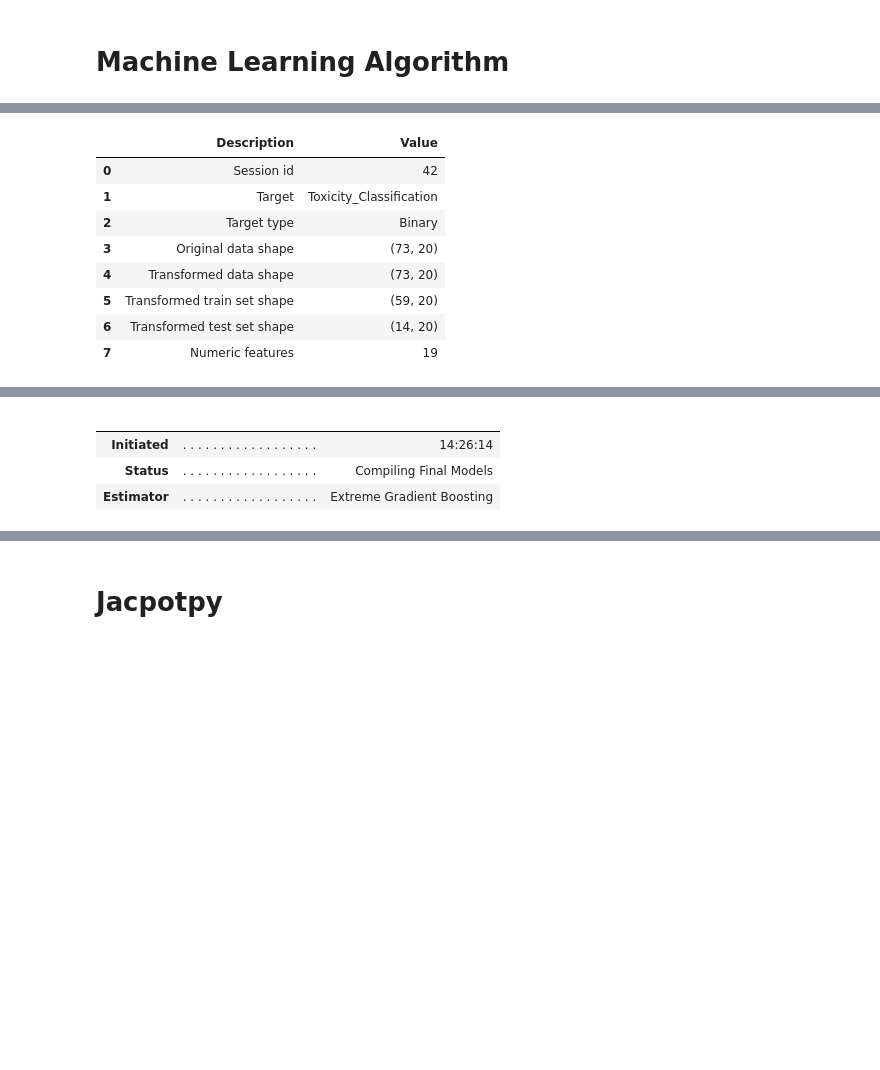
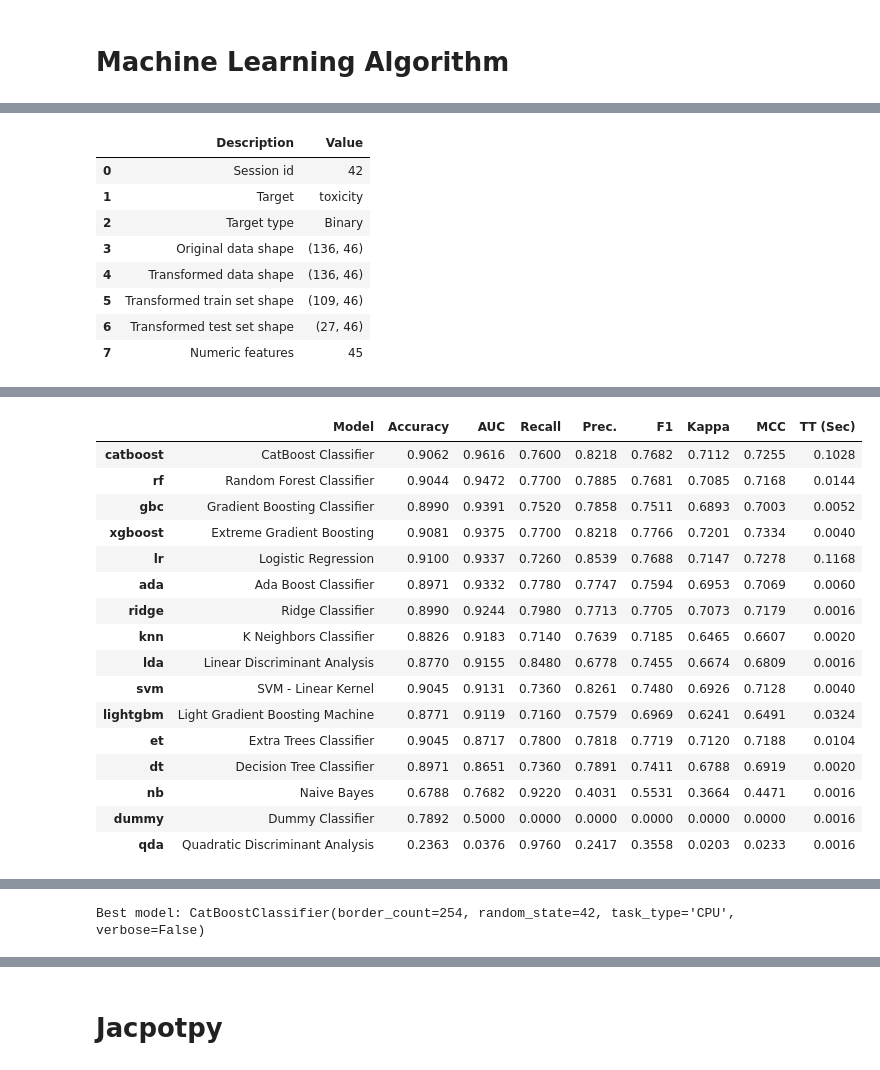
Before and after one commit to Alexangelo92/Cytotoxicity_mdpi, a Jupyter notebook: Cytotoxicity_rf_classifier_MDPI_new.ipynb, the cells around one changed output, grey strips where cells are left out. Cells and saved outputs as stored; diff of their text form; code cells hidden in the pictures; blank space fills up the shorter version.

```diff
--- a/Cytotoxicity_rf_classifier_MDPI_new.ipynb
+++ b/Cytotoxicity_rf_classifier_MDPI_new.ipynb
@@ -94,7 +101,7 @@ After cytotoxicity related columns removal: (99, 21)
 # Train/Test Split
 # %%
 # Set the target feature
-target = 'Toxicity_Classification'
+target = 'toxicity'
 
 # Split features by their type
 numerical_cols = df.select_dtypes(include=[np.number]).columns.tolist()
@@ -293,4 +379,0 @@ y_train_clean = y_train.copy()
-# %%
-for column in X_train_clean.select_dtypes(include=['object']).columns.tolist():
-    print("\n")
-    print(X_train[column].value_counts())
@@ -315,34 +380,2 @@ Name: count, dtype: int64
 # %% [markdown]
 ## Handle Categorical Features
-# %%
-# Group Media type in smaller meaningfull categories
-media_merge_map = {
-    # Freshwater
-    'Artificial_Freshwater': 'Freshwater',
-    'Freshwater_simulation': 'Freshwater',
-    'Freshwater':            'Freshwater',
-
-    # Seawater
-    'Filtered_Seawater':                       'Seawater',
-    'Disinfected_Seawater':                    'Seawater',
-    'Artificial_Seawater':                     'Seawater',
-    'Autoclaved_Seawater':                     'Seawater',
-    'Diluted_biodegraded_natural_seawater':    'Seawater',
-    'Diluted_biodegraded_synthetic_seawater':  'Seawater',
-
-    # Soil
-    'Sandy_Soil':                    'Soil',
-    'Agricultural_soil':             'Soil',
-    'Standard_soil_with_5_compost':  'Soil',
-    'Standard_soil_with_10_compost': 'Soil',
-    'Potting_Substrate':             'Soil',
-
-    # Other
-    'Egg_water':        'Other',
-    'Steinberg_medium': 'Other',
-}
-
-X_train_clean['Media_type'] = X_train_clean['Media_type'].map(media_merge_map)
-X_test['Media_type'] = X_test['Media_type'].map(media_merge_map)
-print(X_train_clean['Media_type'].value_counts(normalize=True))
-print(X_test['Media_type'].value_counts(normalize=True))
@@ -815,11 +807,11 @@ Error:
 # Pycaret setup
 clf = setup(data=train_data,
             test_data=test_data,
-            target='Toxicity_Classification',
+            target=target,
             preprocess=False,          # data already preprocessed
             fix_imbalance=True,
             # fold=5,
-            fold_strategy=RepeatedStratifiedKFold(n_splits=5, n_repeats=10, random_state=42),
+            fold_strategy=RepeatedStratifiedKFold(n_splits=5, n_repeats=5, random_state=42),
             index=False,
             session_id=42)
 
@@ -829,10 +821,10 @@ print(f"Best model: {best_model}")
 # %% [output]
 |  | Description | Value |
 | 0 | Session id | 42 |
-| 1 | Target | Toxicity_Classification |
+| 1 | Target | toxicity |
 | 2 | Target type | Binary |
-| 3 | Original data shape | (73, 20) |
-| 4 | Transformed data shape | (73, 20) |
-| 5 | Transformed train set shape | (59, 20) |
-| 6 | Transformed test set shape | (14, 20) |
-| 7 | Numeric features | 19 |
+| 3 | Original data shape | (136, 46) |
+| 4 | Transformed data shape | (136, 46) |
+| 5 | Transformed train set shape | (109, 46) |
+| 6 | Transformed test set shape | (27, 46) |
+| 7 | Numeric features | 45 |
@@ -839,5 +832,17 @@ print(f"Best model: {best_model}")
-|  |  |  |
-|  |  |  |
-| Initiated | . . . . . . . . . . . . . . . . . . | 14:26:14 |
-| Status | . . . . . . . . . . . . . . . . . . | Compiling Final Models |
-| Estimator | . . . . . . . . . . . . . . . . . . | Extreme Gradient Boosting |
+|  | Model | Accuracy | AUC | Recall | Prec. | F1 | Kappa | MCC | TT (Sec) |
+| catboost | CatBoost Classifier | 0.9062 | 0.9616 | 0.7600 | 0.8218 | 0.7682 | 0.7112 | 0.7255 | 0.1028 |
+| rf | Random Forest Classifier | 0.9044 | 0.9472 | 0.7700 | 0.7885 | 0.7681 | 0.7085 | 0.7168 | 0.0144 |
+| gbc | Gradient Boosting Classifier | 0.8990 | 0.9391 | 0.7520 | 0.7858 | 0.7511 | 0.6893 | 0.7003 | 0.0052 |
+| xgboost | Extreme Gradient Boosting | 0.9081 | 0.9375 | 0.7700 | 0.8218 | 0.7766 | 0.7201 | 0.7334 | 0.0040 |
+| lr | Logistic Regression | 0.9100 | 0.9337 | 0.7260 | 0.8539 | 0.7688 | 0.7147 | 0.7278 | 0.1168 |
+| ada | Ada Boost Classifier | 0.8971 | 0.9332 | 0.7780 | 0.7747 | 0.7594 | 0.6953 | 0.7069 | 0.0060 |
+| ridge | Ridge Classifier | 0.8990 | 0.9244 | 0.7980 | 0.7713 | 0.7705 | 0.7073 | 0.7179 | 0.0016 |
+| knn | K Neighbors Classifier | 0.8826 | 0.9183 | 0.7140 | 0.7639 | 0.7185 | 0.6465 | 0.6607 | 0.0020 |
+| lda | Linear Discriminant Analysis | 0.8770 | 0.9155 | 0.8480 | 0.6778 | 0.7455 | 0.6674 | 0.6809 | 0.0016 |
+| svm | SVM - Linear Kernel | 0.9045 | 0.9131 | 0.7360 | 0.8261 | 0.7480 | 0.6926 | 0.7128 | 0.0040 |
+| lightgbm | Light Gradient Boosting Machine | 0.8771 | 0.9119 | 0.7160 | 0.7579 | 0.6969 | 0.6241 | 0.6491 | 0.0324 |
+| et | Extra Trees Classifier | 0.9045 | 0.8717 | 0.7800 | 0.7818 | 0.7719 | 0.7120 | 0.7188 | 0.0104 |
+| dt | Decision Tree Classifier | 0.8971 | 0.8651 | 0.7360 | 0.7891 | 0.7411 | 0.6788 | 0.6919 | 0.0020 |
+| nb | Naive Bayes | 0.6788 | 0.7682 | 0.9220 | 0.4031 | 0.5531 | 0.3664 | 0.4471 | 0.0016 |
+| dummy | Dummy Classifier | 0.7892 | 0.5000 | 0.0000 | 0.0000 | 0.0000 | 0.0000 | 0.0000 | 0.0016 |
+| qda | Quadratic Discriminant Analysis | 0.2363 | 0.0376 | 0.9760 | 0.2417 | 0.3558 | 0.0203 | 0.0233 | 0.0016 |
@@ -861,3 +850,4 @@ print(f"Best model: {best_model}")
+Best model: CatBoostClassifier(border_count=254, random_state=42, task_type='CPU', verbose=False)
 # %%
 # Optimize the best model's hyperparameters using Optuna with early stopping
 tuned_model = tune_model(best_model,
```
Also changed, not shown: parts of 55 cells of this notebook, 1 other file.
